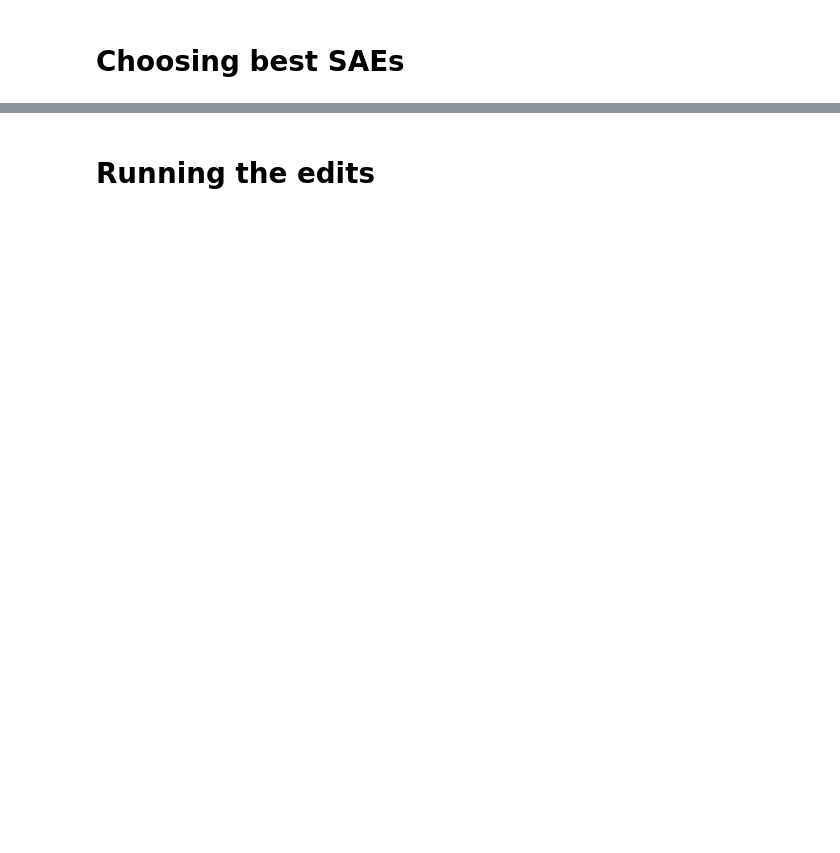
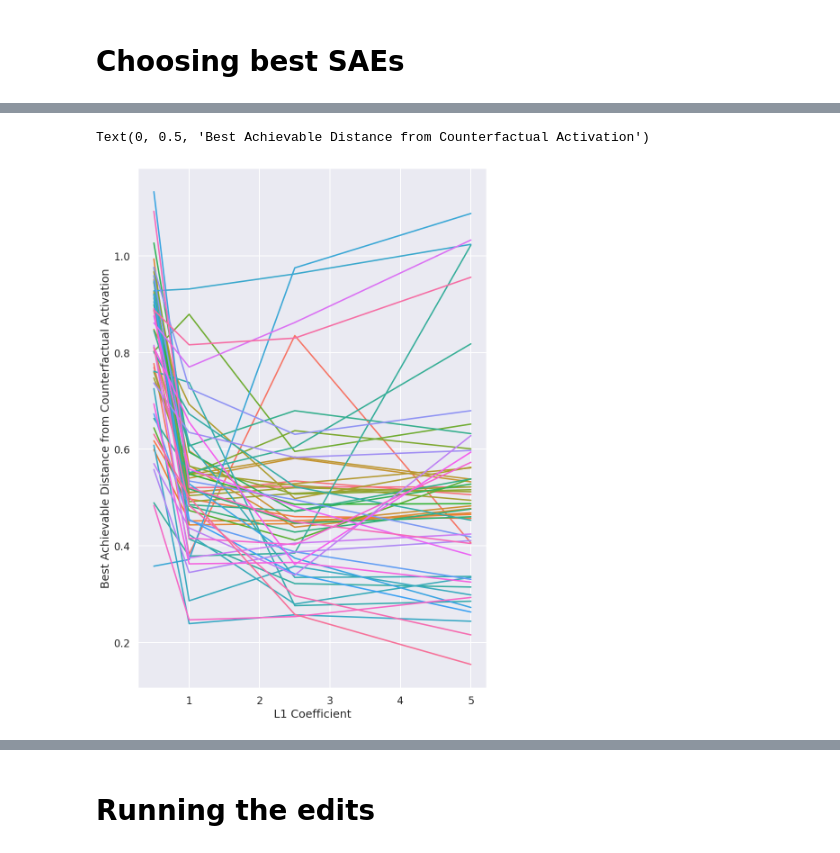
Before and after one commit to amakelov/sae, a Jupyter notebook: analysis.ipynb, the cells around one changed output, grey strips where cells are left out. Cells and saved outputs as stored; diff of their text form; code cells hidden in the pictures; blank space fills up the shorter version.

```diff
--- a/analysis.ipynb
+++ b/analysis.ipynb
@@ -331,0 +417,40 @@ EDIT_SELECTION_DF['node'] = EDIT_SELECTION_DF['node'].map(lambda x: x.displaynam
+# %%
+alt.Chart(x).mark_point().encode(
+    x='l1_coeff:O',
+    y='min(dist_normalized)',
+    color='node',
+)
+
+# plot densities of the `min(dist_normalized)` for each l1_coeff
+y = x.groupby(['l1_coeff', 'node', 'attribute'])[['dist_normalized']].min().reset_index()
+alt.Chart(y).mark_line().encode(
+    x='l1_coeff:O',
+    y='dist_normalized',
+    color='node',
+).properties(
+    width=600,
+    height=400,
+)
+# same as above plot but without legend
+alt.Chart(y).mark_line().encode(
+    x='l1_coeff:O',
+    y='dist_normalized',
+    color='node',
+).properties(
+    width=600,
+    height=400,
+).configure_legend(
+    orient='none',
+    disable=True
+)
+
+# same plot in seaborn
+import seaborn as sns
+fig, ax = plt.subplots(figsize=(10, 15))
+sns.lineplot(data=y, x='l1_coeff', y='dist_normalized', hue='node', legend=False, ax=ax)
+# change x, y labels
+ax.set_xlabel('L1 Coefficient')
+ax.set_ylabel('Best Achievable Distance from Counterfactual Activation')
+# %% [output]
+Text(0, 0.5, 'Best Achievable Distance from Counterfactual Activation')
+[figure, added]
```
Also changed, not shown: parts of 64 cells of this notebook, 5 other files.
